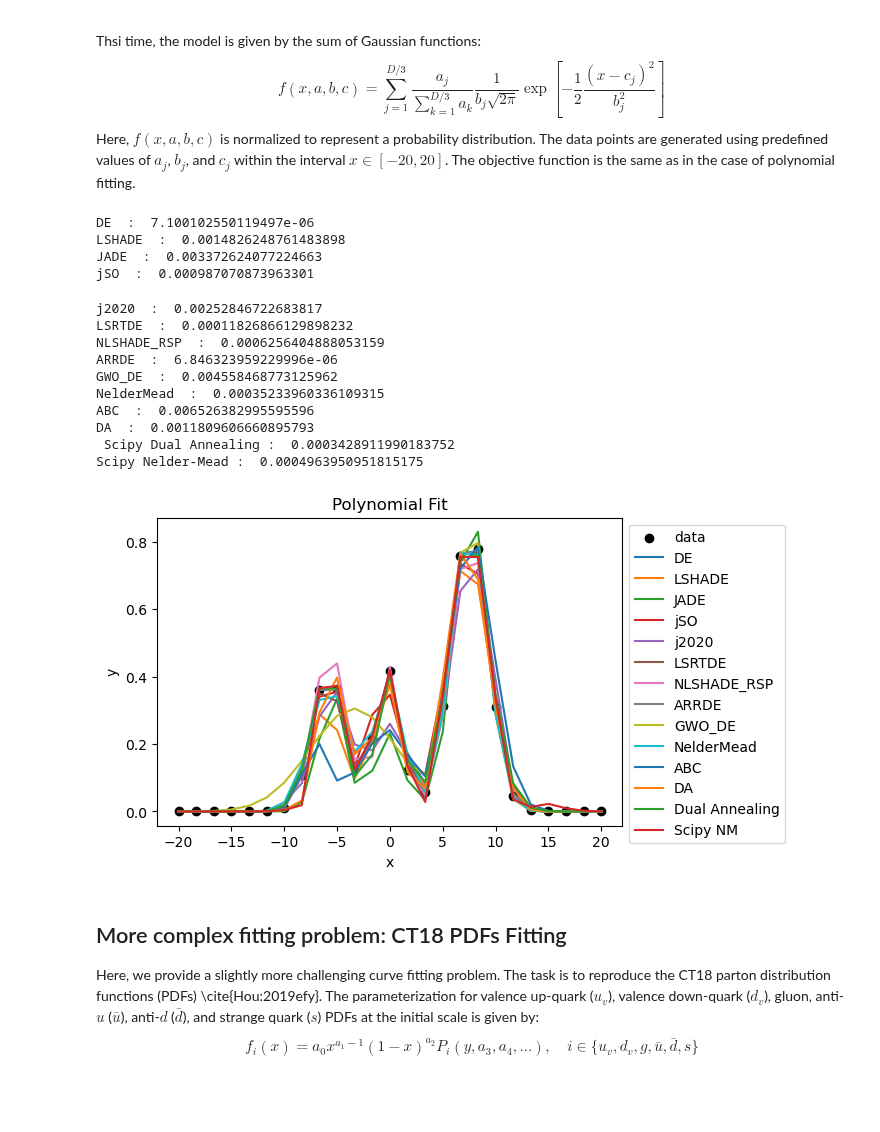
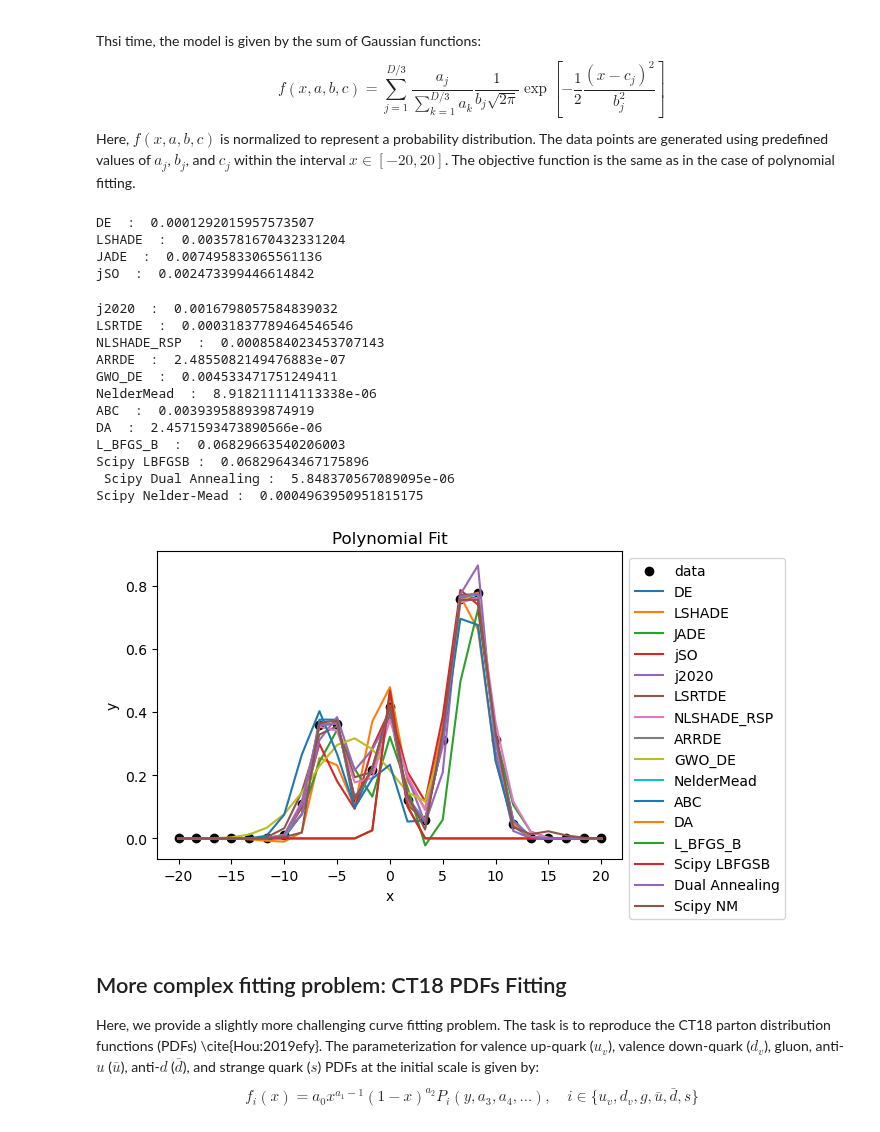
Before and after one commit to khoirulmuzakka/Minion, a Jupyter notebook: docs/source/minionpy/minimizer.ipynb, the cells around one changed output. Cells and saved outputs as stored; diff of their text form; code cells hidden in the pictures; blank space fills up the shorter version.

```diff
--- a/docs/source/minionpy/minimizer.ipynb
+++ b/docs/source/minionpy/minimizer.ipynb
@@ -358,7 +393,7 @@ def objective_function_vect(X) :
 
 bounds= [(-10, 10)]*dimension
 Nmaxeval= 10000
-algos = ["DE","LSHADE", "JADE", "jSO", "j2020", "LSRTDE", "NLSHADE_RSP", "ARRDE", "GWO_DE", "NelderMead", "ABC", "DA"] #here, DA is dual annealing, ABC=artificial bee colony
+algos = ["DE","LSHADE", "JADE", "jSO", "j2020", "LSRTDE", "NLSHADE_RSP", "ARRDE", "GWO_DE", "NelderMead", "ABC", "DA", "L_BFGS_B"] #here, DA is dual annealing, ABC=artificial bee colony
 
 # Step 4: Minimize the obj function and plot the results
 plt.figure(figsize=(5,3))
@@ -370,11 +405,15 @@ for algo in algos :
     print(algo , " : ", res.fun)
     plt.plot(x_data, polynomial_model(x_data, res.x ), label=algo)
 
-dual_ann = dual_annealing(objective_function, bounds, maxfun=Nmaxeval, no_local_search=True)
+dual_ann = dual_annealing(objective_function, bounds, maxfun=Nmaxeval, no_local_search=False)
 print("Scipy Dual Annealing (DA) : ", dual_ann.fun)
 plt.plot(x_data, polynomial_model(x_data, dual_ann.x ), label="Scipy DA")
 
-res = minimize(objective_function, x0 = x0, method="Nelder-Mead", options={"maxfev": Nmaxeval, "adaptive":True} )
+res = minimize(objective_function, x0 = x0, bounds=bounds, method="L-BFGS-B", options={"maxfun": Nmaxeval} )
+print("Scipy LBFGSB : ", res.fun)
+plt.plot(x_data, polynomial_model(x_data, res.x ), label="Scipy LBFGSB")
+
+res = minimize(objective_function, x0 = x0, bounds=bounds, method="Nelder-Mead", options={"maxfev": Nmaxeval, "adaptive":True} )
 print("Scipy Nelder-Mead : ", res.fun)
 plt.plot(x_data, polynomial_model(x_data, res.x ), label="Scipy NM")
 
@@ -458,49 +499,56 @@ def objective_function_vect(params) :
 
 
 bounds= [(-10, 10)]*dimension
 Nmaxeval=10000
-algos = ["DE","LSHADE", "JADE", "jSO", "j2020", "LSRTDE", "NLSHADE_RSP", "ARRDE", "GWO_DE", "NelderMead", "ABC", "DA"]
+algos = ["DE","LSHADE", "JADE", "jSO", "j2020", "LSRTDE", "NLSHADE_RSP", "ARRDE", "GWO_DE", "NelderMead", "ABC", "DA", "L_BFGS_B"]
 x0 = [1.0 for _ in range(dimension)]
 
 plt.figure(figsize=(6,4))
 plt.scatter(x_data, y_data, label="data", color="black")
 for algo in algos :
     res = mpy.Minimizer(objective_function_vect, bounds, x0=x0, relTol=0.0, algo = algo, maxevals=Nmaxeval, callback=None, seed=None, options={"population_size": 0}).optimize()
     print(algo , " : ", res.fun)
     plt.plot(x_data, gmm_model(x_data, res.x ), label=algo)
 
-dual_ann = dual_annealing(objective_function, bounds, maxfun=Nmaxeval, no_local_search=True)
+res = minimize(objective_function, x0 = x0, bounds=bounds, method="L-BFGS-B", options={"maxfun": Nmaxeval} )
+print("Scipy LBFGSB : ", res.fun)
+plt.plot(x_data, gmm_model(x_data, res.x ), label="Scipy LBFGSB")
+
+
+dual_ann = dual_annealing(objective_function, bounds, maxfun=Nmaxeval, no_local_search=False)
 print(" Scipy Dual Annealing : ", dual_ann.fun)
 plt.plot(x_data, gmm_model(x_data, dual_ann.x ), label="Dual Annealing")
 
 res = minimize(objective_function, x0 = x0, method="Nelder-Mead", options={"maxfev": Nmaxeval, "adaptive":True} )
 print("Scipy Nelder-Mead : ", res.fun)
 plt.plot(x_data, gmm_model(x_data, res.x ), label="Scipy NM")
 
 
 plt.legend(loc="upper left", bbox_to_anchor=(1, 1))
 plt.title('Polynomial Fit')
 plt.xlabel('x')
 plt.ylabel('y')
 plt.show()
 
 executor.shutdown()
 # %% [output]
-DE  :  7.100102550119497e-06
-LSHADE  :  0.0014826248761483898
-JADE  :  0.003372624077224663
-jSO  :  0.000987070873963301
+DE  :  0.0001292015957573507
+LSHADE  :  0.0035781670432331204
+JADE  :  0.007495833065561136
+jSO  :  0.002473399446614842
-j2020  :  0.00252846722683817
-LSRTDE  :  0.00011826866129898232
-NLSHADE_RSP  :  0.0006256404888053159
-ARRDE  :  6.846323959229996e-06
-GWO_DE  :  0.004558468773125962
-NelderMead  :  0.00035233960336109315
-ABC  :  0.006526382995595596
-DA  :  0.0011809606660895793
- Scipy Dual Annealing :  0.0003428911990183752
+j2020  :  0.0016798057584839032
+LSRTDE  :  0.00031837789464546546
+NLSHADE_RSP  :  0.0008584023453707143
+ARRDE  :  2.4855082149476883e-07
+GWO_DE  :  0.004533471751249411
+NelderMead  :  8.918211114113338e-06
+ABC  :  0.003939588939874919
+DA  :  2.4571593473890566e-06
+L_BFGS_B  :  0.06829663540206003
+Scipy LBFGSB :  0.06829643467175896
+ Scipy Dual Annealing :  5.848370567089095e-06
 Scipy Nelder-Mead :  0.0004963950951815175
-[figure, old version]
+[figure, new version]
 # %% [markdown]
 ## More complex fitting problem: CT18 PDFs Fitting
 
```
Also changed, not shown: parts of 8 cells of this notebook, 4 other files.
